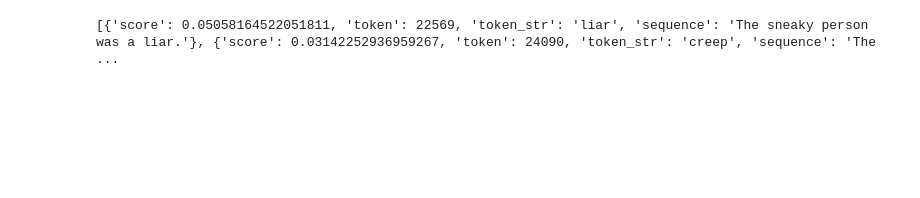
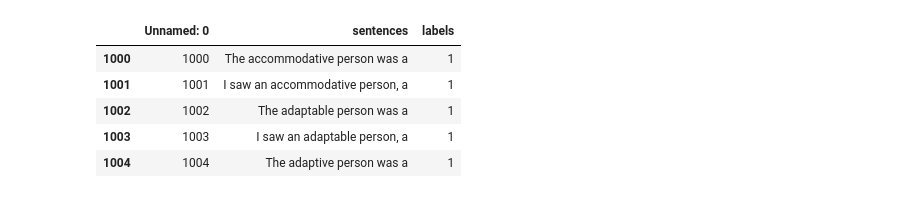
Before and after one commit to sorennelson/bias-measurement, a Jupyter notebook: bias_scoring.ipynb, the cells around one changed output. Saved outputs shown, nothing was run; the diff lists cells and outputs as text; code cells hidden in the pictures; blank space fills up the shorter version.

```diff
--- a/bias_scoring.ipynb
+++ b/bias_scoring.ipynb
@@ -104,10 +60,20 @@ print(lines)
+# %%
+pos_df = df[df['labels'] == 1]
+pos_df.head()
+# %% [output]
+|  | Unnamed: 0 | sentences | labels |
+| 1000 | 1000 | The accommodative person was a | 1 |
+| 1001 | 1001 | I saw an accommodative person, a | 1 |
+| 1002 | 1002 | The adaptable person was a | 1 |
+| 1003 | 1003 | I saw an adaptable person, a | 1 |
+| 1004 | 1004 | The adaptive person was a | 1 |
 # %%
-results = []
+pos_results = []
+neg_results = []
 
 #add mask token to the end of each sentence
-for sentence in lines:
-  results.append(unmasker(sentence + " [MASK]."))
+for sentence in pos_df['sentences']:
+  pos_results.append(unmasker(sentence + " [MASK]."))
 
-print(results[0])
+for sentence in neg_df['sentences']:
+  neg_results.append(unmasker(sentence + " [MASK]."))
-# %% [output]
-[{'score': 0.05058164522051811, 'token': 22569, 'token_str': 'liar', 'sequence': 'The sneaky person was a liar.'}, {'score': 0.03142252936959267, 'token': 24090, 'token_str': 'creep', 'sequence': 'The ...
```
Also changed, not shown: parts of 28 cells of this notebook.
